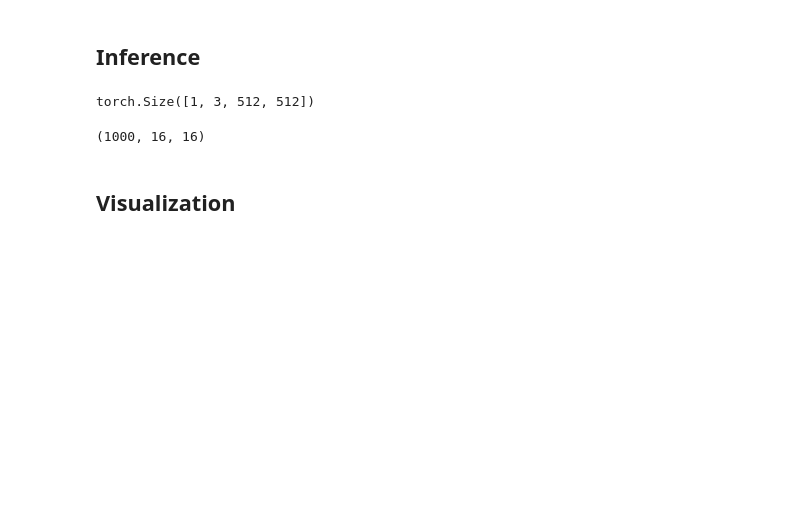
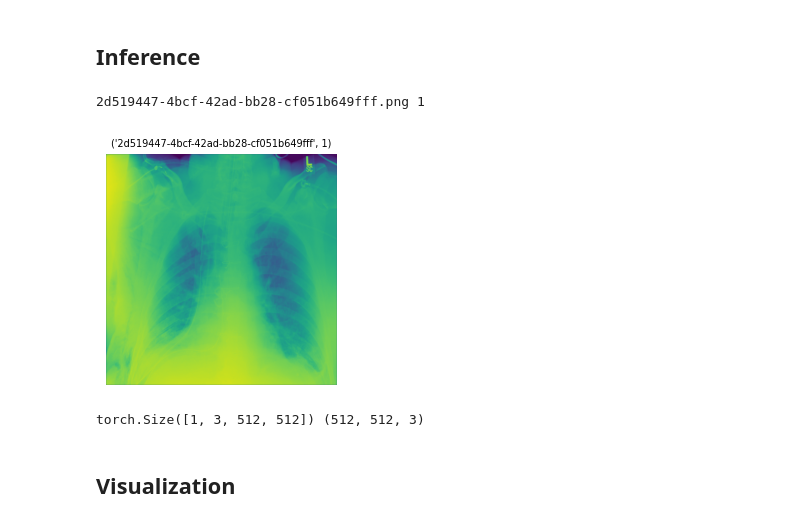
Before and after one commit to kdjoumessi/Test-Time-Explainability, a Jupyter notebook: TTE-CAM.ipynb, the cells around one changed output. Saved outputs shown, nothing was run; the diff lists cells and outputs as text; code cells hidden in the pictures; blank space fills up the shorter version.

```diff
--- a/TTE-CAM.ipynb
+++ b/TTE-CAM.ipynb
@@ -51,3 +60,17 @@ def get_tte_prediction(network, img, h=16, w=16):
     pred = round(pred.item(), 4)
 
     return acti, y_prob1, pred, yhat.item()
+# %%
+def simple_plot(fnames, grades, path_folder, size=(3,3), fs=12):
+    fig = plt.figure(figsize=size)
+    n = len(fnames)
+    j = 0
+
+    for i in range(n):
+        j += 1
+        ax = fig.add_subplot(1, n, j)
+        img = plt.imread(os.path.join(path_folder, fnames[i]))
+        ax.imshow(img)
+        ax.set_title(f"{fnames[i].split('.')[0], grades[i]}", loc="center", fontsize=fs)
+        ax.axis('off')
+    plt.show()
@@ -98 +143,14 @@ Sequential(
 )
+# %%
+path = "/gpfs01/berens/data/data/medical_imaging/ChestXray_images/RSNA_challenge/"
+img_path = "/gpfs01/berens/data/data/medical_imaging/ChestXray_images/RSNA_challenge/png_images/"
+
+cfg.data.input_size = 512
+cfg.data.mean = [0.488974928855896, 0.488974928855896, 0.488974928855896]
+cfg.data.std  = [0.2458493560552597, 0.2458493560552597, 0.2458493560552597]
+# %%
+df_test = pd.read_csv('csv_files/df_test_rsna.csv')
+
+df_disease =  df_test[df_test.level>0].reset_index(drop=True)
+print(df_test.shape)
+df_test.head()
@@ -99,16 +165,21 @@ Sequential(
 # %% [markdown]
 ## Inference
-# %%
-ts_img = torch.randn((1,3,512,512))
-ts_img.shape
-# %% [output]
-torch.Size([1, 3, 512, 512])
+# %%
+df_sample = df_disease.sample(1)
+fname, level = df_sample.filename.tolist(), sample.level.tolist()
+
+print(fname[0], level[0])
+simple_plot(fname, level, img_path, fs=7)
+# %% [output]
+2d519447-4bcf-42ad-bb28-cf051b649fff.png 1
+[figure, added]
 # %%
+ts_img, np_img = load_image(cfg, img_path, fname[0], xchest=True)
 ts_img = ts_img.to('cuda')
+print(ts_img.shape, np_img.shape)
+
 activation, y_prob, y_class, yhat = get_tte_prediction(tte_model, ts_img)
+# %% [output]
+torch.Size([1, 3, 512, 512]) (512, 512, 3)
-# %%
-activation.shape
-# %% [output]
-(1000, 16, 16)
 # %% [markdown]
 ## Visualization
```
Also changed, not shown: parts of 13 cells of this notebook.
